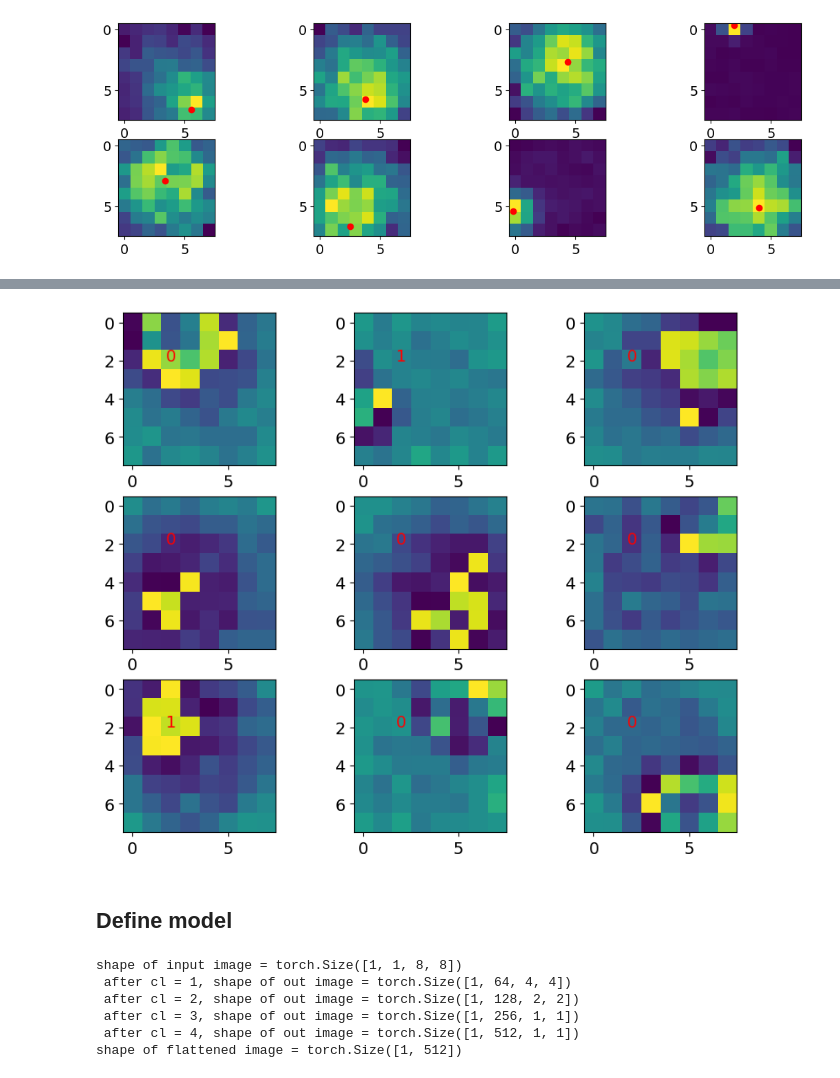
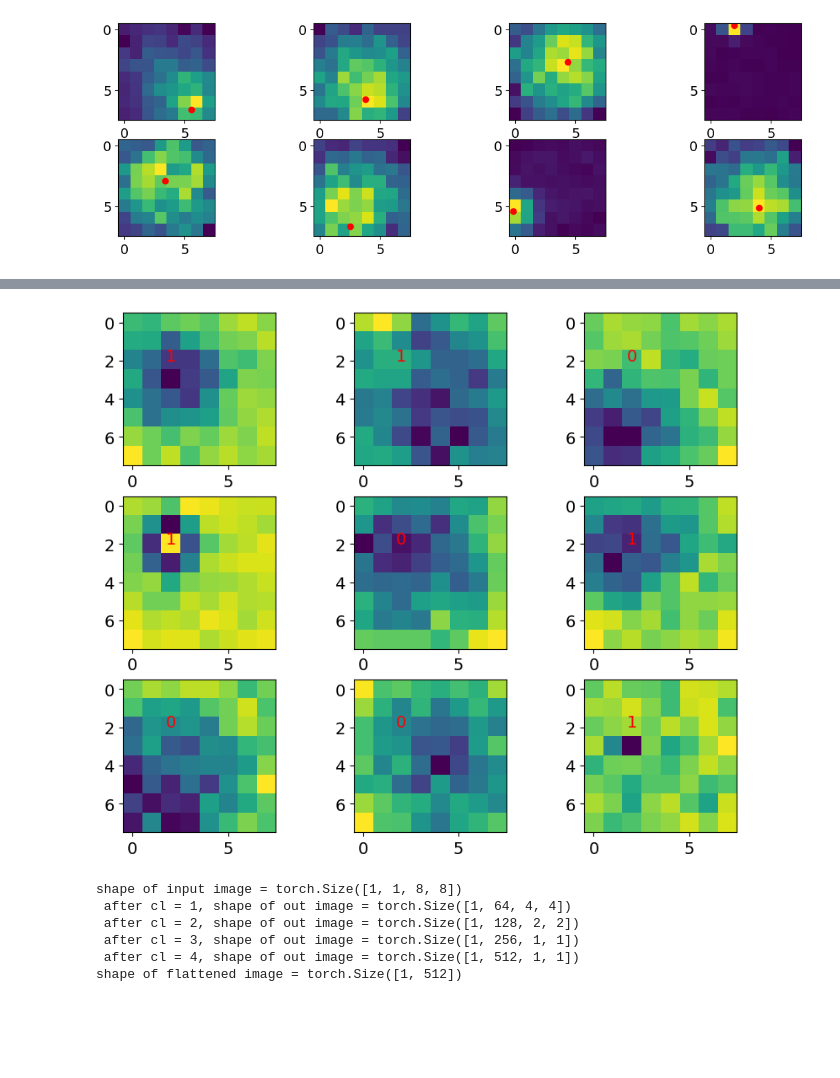
Before and after one commit to jjgomezcadenas/pymono, a Jupyter notebook: notebooks/cnnStudyApril2024/Xnet_CsI_12mm.ipynb, the cells around one changed output, grey strips where cells are left out. Saved outputs shown, nothing was run; the diff lists cells and outputs as text; code cells hidden in the pictures; blank space fills up the shorter version.

```diff
--- a/notebooks/cnnStudyApril2024/Xnet_CsI_12mm.ipynb
+++ b/notebooks/cnnStudyApril2024/Xnet_CsI_12mm.ipynb
@@ -180,9 +520,7 @@ Loaded 512770 events
 # %%
-plot_images_and_labels(train_loader, start=500, figsize=(10, 8))
+plot_images_and_labels(train_loader, start=100, figsize=(10, 8))
 # %% [output]
-[figure, old version]
+[figure, new version]
-# %% [markdown]
-## Define model
 # %%
 CL = []
 c1 = Conv2dPars(in_channels=1, out_channels=64, kernel_size=3, padding=1)
```
Also changed, not shown: parts of 96 cells of this notebook, 12 other files.
